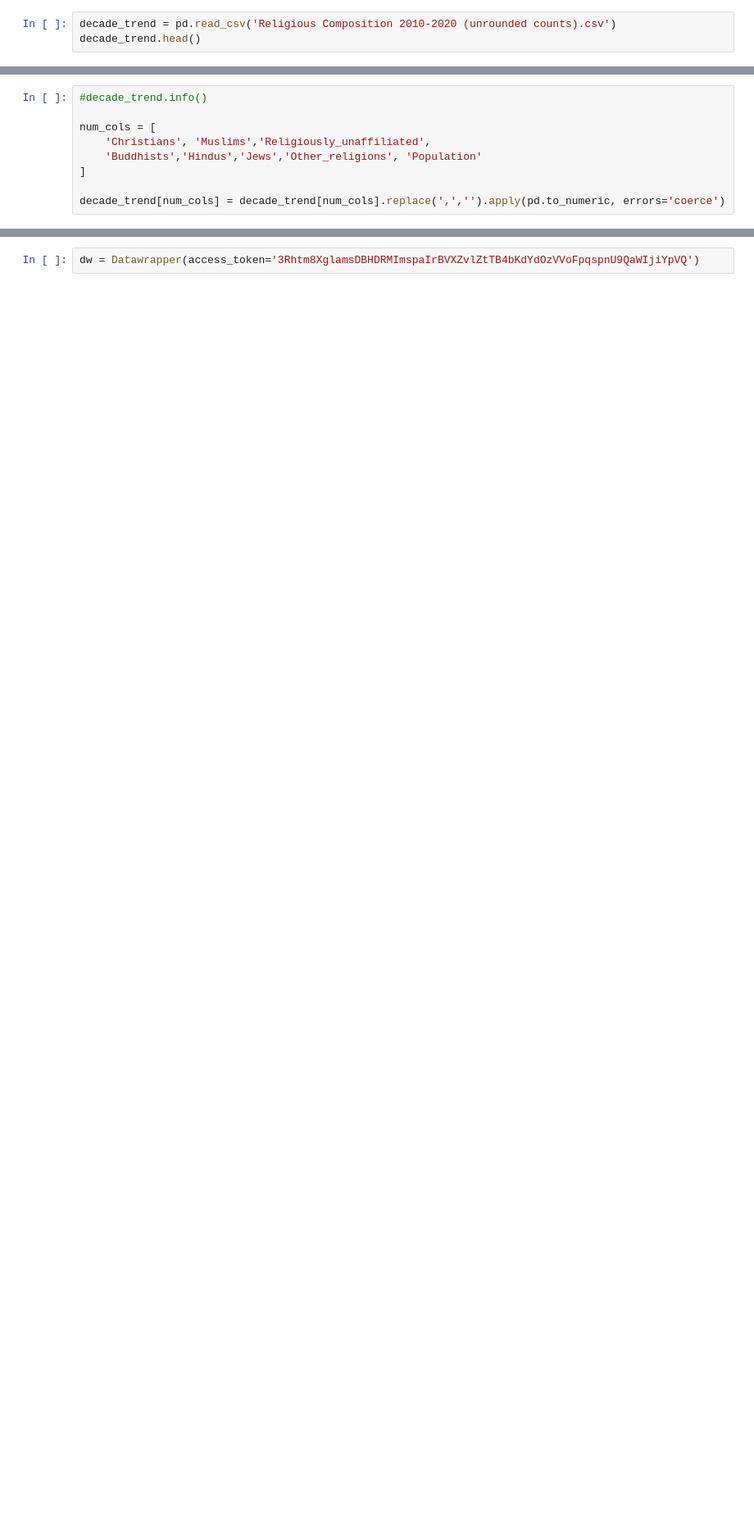
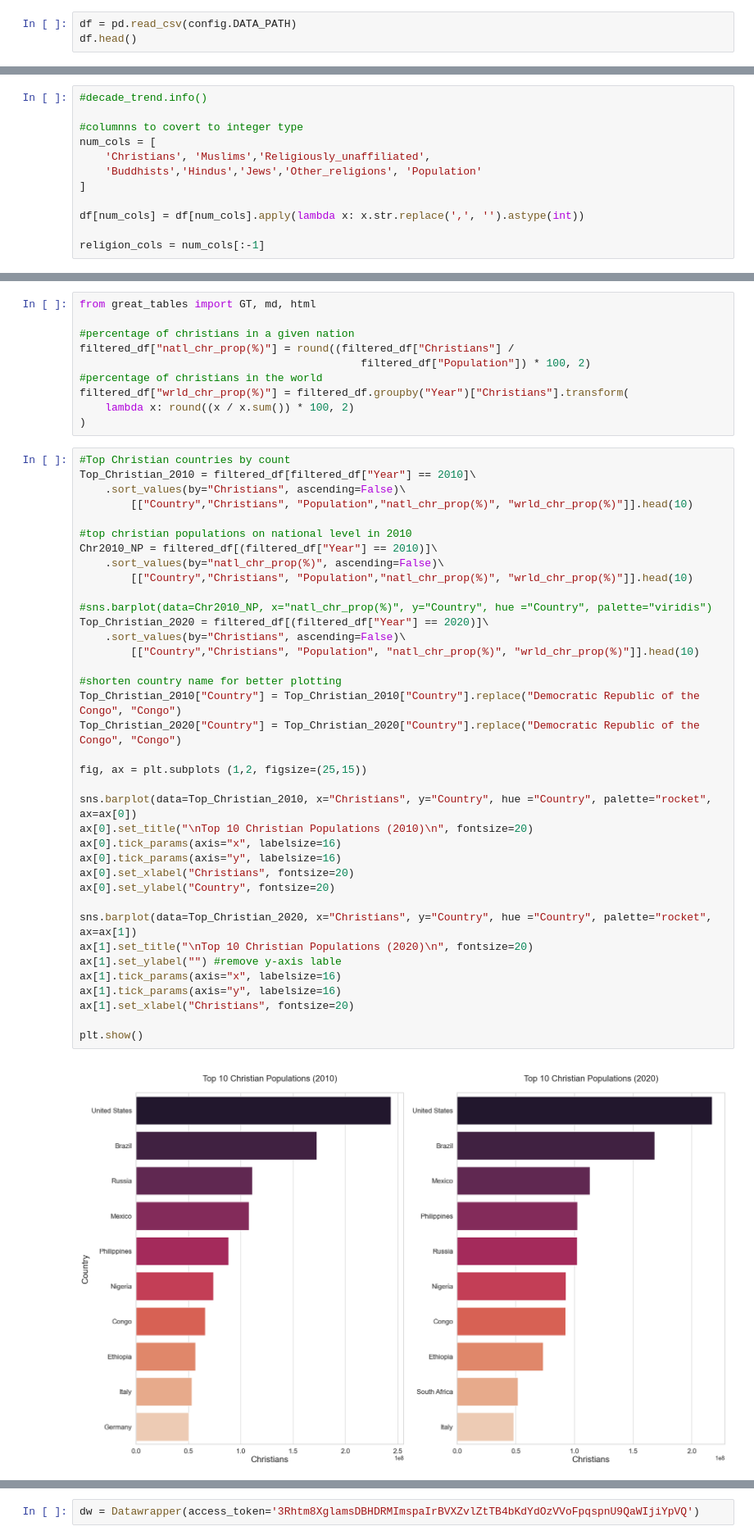
Before and after one commit to bsm2208/religion_trend, a Jupyter notebook: notebooks/religion_analysis.ipynb, the cells around one changed output, grey strips where cells are left out. Shown at 82% size. Saved outputs shown, nothing was run; the diff lists cells and outputs as text; blank space fills up the shorter version.

```diff
--- a/notebooks/religion_analysis.ipynb
+++ b/notebooks/religion_analysis.ipynb
@@ -10,6 +17,6 @@ from datawrapper import Datawrapper
 # %%
-decade_trend = pd.read_csv('Religious Composition 2010-2020 (unrounded counts).csv')
-decade_trend.head()
+df = pd.read_csv(config.DATA_PATH)
+df.head()
 # %% [output]
 |  | Region | Country | Year | Population | Christians | Muslims | Religiously_unaffiliated | Buddhists | Hindus | ... |
 | 0 | World | All World | 2010 | 7,020,588,096 | 2,147,229,418 | 1,675,799,697 | 1,635,247,024 | 342,747,232 | 1,051,543,332 | ... |
@@ -20,9 +50,12 @@ decade_trend.head()
 # %%
 #decade_trend.info()
 
+#columnns to covert to integer type
 num_cols = [
     'Christians', 'Muslims','Religiously_unaffiliated',
     'Buddhists','Hindus','Jews','Other_religions', 'Population'
 ]
 
-decade_trend[num_cols] = decade_trend[num_cols].replace(',','').apply(pd.to_numeric, errors='coerce')
+df[num_cols] = df[num_cols].apply(lambda x: x.str.replace(',', '').astype(int))
+
+religion_cols = num_cols[:-1]
@@ -54,0 +172,49 @@ dtype: object
+# %%
+from great_tables import GT, md, html
+
+#percentage of christians in a given nation
+filtered_df["natl_chr_prop(%)"] = round((filtered_df["Christians"] /
+                                            filtered_df["Population"]) * 100, 2)
+#percentage of christians in the world
+filtered_df["wrld_chr_prop(%)"] = filtered_df.groupby("Year")["Christians"].transform(
+    lambda x: round((x / x.sum()) * 100, 2)
+)
+# %%
+#Top Christian countries by count
+Top_Christian_2010 = filtered_df[filtered_df["Year"] == 2010]\
+    .sort_values(by="Christians", ascending=False)\
+        [["Country","Christians", "Population","natl_chr_prop(%)", "wrld_chr_prop(%)"]].head(10)
+
+#top christian populations on national level in 2010
+Chr2010_NP = filtered_df[(filtered_df["Year"] == 2010)]\
+    .sort_values(by="natl_chr_prop(%)", ascending=False)\
+        [["Country","Christians", "Population","natl_chr_prop(%)", "wrld_chr_prop(%)"]].head(10)
+
+#sns.barplot(data=Chr2010_NP, x="natl_chr_prop(%)", y="Country", hue ="Country", palette="viridis")
+Top_Christian_2020 = filtered_df[(filtered_df["Year"] == 2020)]\
+    .sort_values(by="Christians", ascending=False)\
+        [["Country","Christians", "Population", "natl_chr_prop(%)", "wrld_chr_prop(%)"]].head(10)
+
+#shorten country name for better plotting
+Top_Christian_2010["Country"] = Top_Christian_2010["Country"].replace("Democratic Republic of the Congo", "Congo")
+Top_Christian_2020["Country"] = Top_Christian_2020["Country"].replace("Democratic Republic of the Congo", "Congo")
+
+fig, ax = plt.subplots (1,2, figsize=(25,15))
+
+sns.barplot(data=Top_Christian_2010, x="Christians", y="Country", hue ="Country", palette="rocket", ax=ax[0])
+ax[0].set_title("\nTop 10 Christian Populations (2010)\n", fontsize=20)
+ax[0].tick_params(axis="x", labelsize=16)
+ax[0].tick_params(axis="y", labelsize=16)
+ax[0].set_xlabel("Christians", fontsize=20)
+ax[0].set_ylabel("Country", fontsize=20)
+
+sns.barplot(data=Top_Christian_2020, x="Christians", y="Country", hue ="Country", palette="rocket", ax=ax[1])
+ax[1].set_title("\nTop 10 Christian Populations (2020)\n", fontsize=20)
+ax[1].set_ylabel("") #remove y-axis lable
+ax[1].tick_params(axis="x", labelsize=16)
+ax[1].tick_params(axis="y", labelsize=16)
+ax[1].set_xlabel("Christians", fontsize=20)
+
+plt.show()
+# %% [output]
+[figure, added]
```
Also changed, not shown: parts of 43 cells of this notebook.
